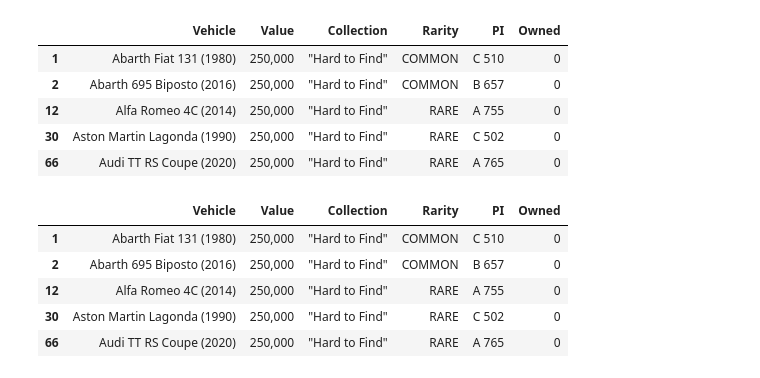
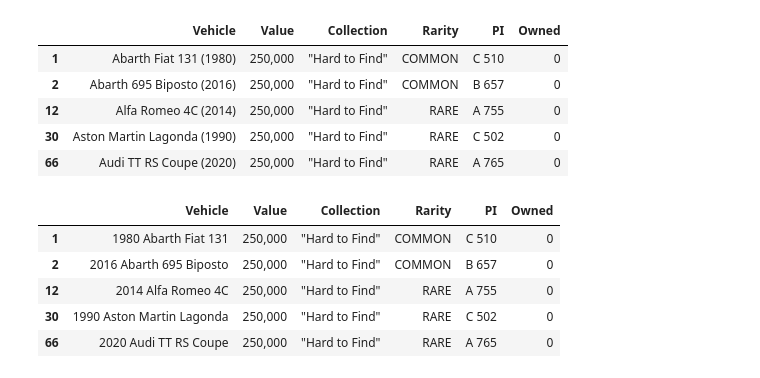
Before and after one commit to iaspidem/fh-cars-list, a Jupyter notebook: fh5-read.ipynb, the cells around one changed output. Drawn from its saved outputs; the diff is of its cells as text; code cells hidden in the pictures.

Commit message:
change column merge for df_nonautoshow

```diff
--- a/fh5-read.ipynb
+++ b/fh5-read.ipynb
@@ -109,16 +109,16 @@ df_save.head()
 | 66 | Audi TT RS Coupe (2020) | 250,000 | "Hard to Find" | RARE | A 765 | 0 |
 # %%
 df_nonautoshow = df_notowned[~df_notowned["Collection"].str.contains("Autoshow")]
-df_nonautoshow["Vehicle"] = df_nonautoshow["Brand"] + " " + df_nonautoshow["Vehicle"] + "(" + df_nonautoshow["Year"] + ")"
+df_nonautoshow["Vehicle"] = df_nonautoshow["Year"] + " " + df_nonautoshow["Brand"] + " " + df_nonautoshow["Vehicle"]
 df_nonautoshow = df_nonautoshow.drop(df_nonautoshow.columns[columns_to_drop], axis=1)
 df_nonautoshow.head()
 # %% [output]
 |  | Vehicle | Value | Collection | Rarity | PI | Owned |
-| 1 | Abarth Fiat 131 (1980) | 250,000 | "Hard to Find" | COMMON | C 510 | 0 |
-| 2 | Abarth 695 Biposto (2016) | 250,000 | "Hard to Find" | COMMON | B 657 | 0 |
-| 12 | Alfa Romeo 4C (2014) | 250,000 | "Hard to Find" | RARE | A 755 | 0 |
-| 30 | Aston Martin Lagonda (1990) | 250,000 | "Hard to Find" | RARE | C 502 | 0 |
-| 66 | Audi TT RS Coupe (2020) | 250,000 | "Hard to Find" | RARE | A 765 | 0 |
+| 1 | 1980 Abarth Fiat 131 | 250,000 | "Hard to Find" | COMMON | C 510 | 0 |
+| 2 | 2016 Abarth 695 Biposto | 250,000 | "Hard to Find" | COMMON | B 657 | 0 |
+| 12 | 2014 Alfa Romeo 4C | 250,000 | "Hard to Find" | RARE | A 755 | 0 |
+| 30 | 1990 Aston Martin Lagonda | 250,000 | "Hard to Find" | RARE | C 502 | 0 |
+| 66 | 2020 Audi TT RS Coupe | 250,000 | "Hard to Find" | RARE | A 765 | 0 |
 # %%
 df_save.to_csv("FH5/FH5-missingHtF.csv", index=False, encoding="utf-8-sig")
 df_nonautoshow.to_csv("FH5/FH5-nonautoshow.csv", index=False, encoding="utf-8-sig")
```
